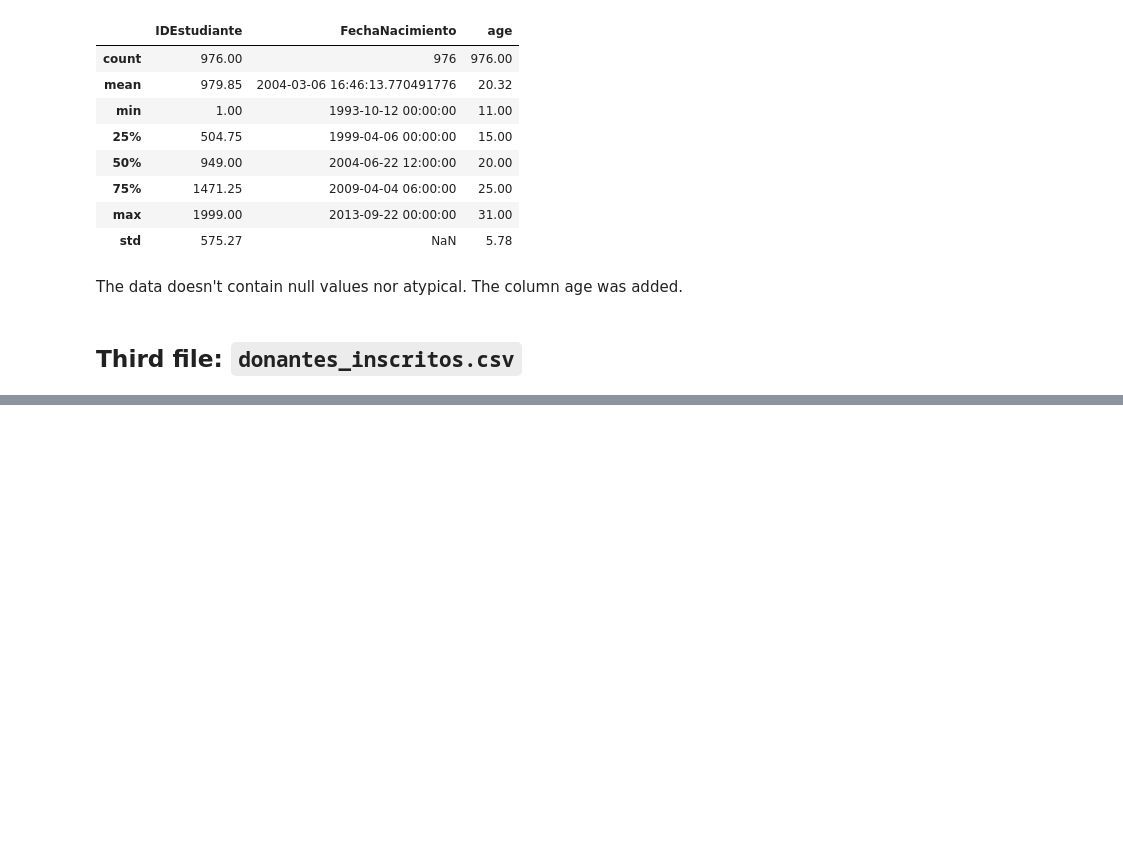
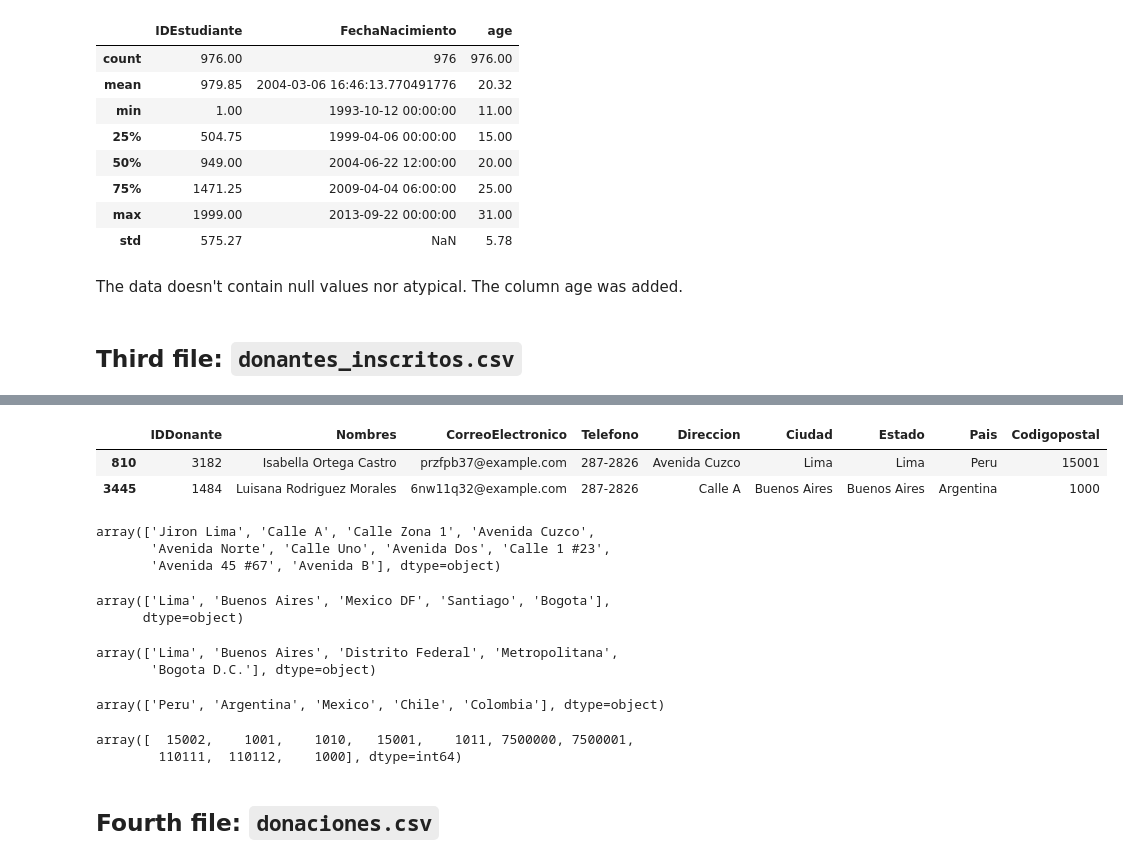
Before and after one commit to GabyLE/Final-Project-Fundacion-Educativa, a Jupyter notebook: Step1_Cleaning/Cleaning.ipynb, the cells around one changed output, grey strips where cells are left out. Drawn from its saved outputs; the diff is of its cells as text; code cells hidden in the pictures; blank space fills up the shorter version.

```diff
--- a/Step1_Cleaning/Cleaning.ipynb
+++ b/Step1_Cleaning/Cleaning.ipynb
@@ -203,0 +262,33 @@ estudiantes.to_csv('../BasesFinales/estudiantes_transform.csv')
+# %%
+donantes_inscritos[donantes_inscritos['Telefono'] == '287-2826']
+# %% [output]
+|  | IDDonante | Nombres | CorreoElectronico | Telefono | Direccion | Ciudad | Estado | Pais | Codigopostal |
+| 810 | 3182 | Isabella Ortega Castro | przfpb37@example.com | 287-2826 | Avenida Cuzco | Lima | Lima | Peru | 15001 |
+| 3445 | 1484 | Luisana Rodriguez Morales | 6nw11q32@example.com | 287-2826 | Calle A | Buenos Aires | Buenos Aires | Argentina | 1000 |
+# %%
+donantes_inscritos['Direccion'].unique()
+# %% [output]
+array(['Jiron Lima', 'Calle A', 'Calle Zona 1', 'Avenida Cuzco',
+       'Avenida Norte', 'Calle Uno', 'Avenida Dos', 'Calle 1 #23',
+       'Avenida 45 #67', 'Avenida B'], dtype=object)
+# %%
+donantes_inscritos['Ciudad'].unique()
+# %% [output]
+array(['Lima', 'Buenos Aires', 'Mexico DF', 'Santiago', 'Bogota'],
+      dtype=object)
+# %%
+donantes_inscritos['Estado'].unique()
+# %% [output]
+array(['Lima', 'Buenos Aires', 'Distrito Federal', 'Metropolitana',
+       'Bogota D.C.'], dtype=object)
+# %%
+donantes_inscritos['Pais'].unique()
+# %% [output]
+array(['Peru', 'Argentina', 'Mexico', 'Chile', 'Colombia'], dtype=object)
+# %%
+donantes_inscritos['Codigopostal'].unique()
+# %% [output]
+array([  15002,    1001,    1010,   15001,    1011, 7500000, 7500001,
+        110111,  110112,    1000], dtype=int64)
+# %% [markdown]
+## Fourth file: `donaciones.csv`
```
Also changed, not shown: parts of 12 cells of this notebook, 2 other files.
